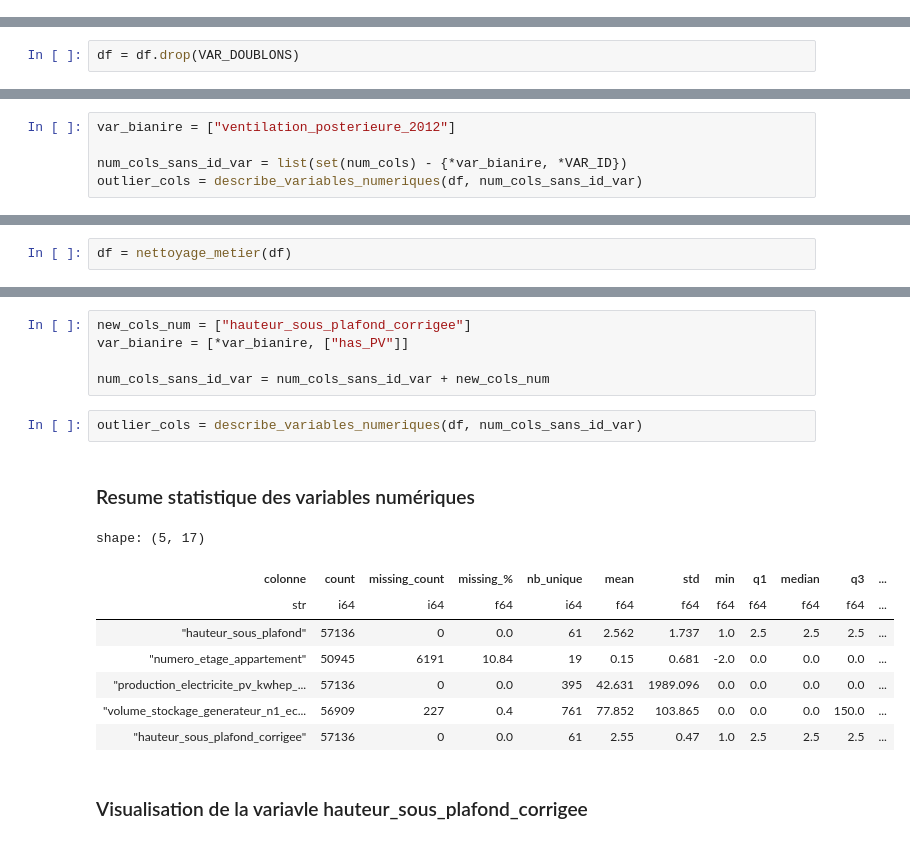
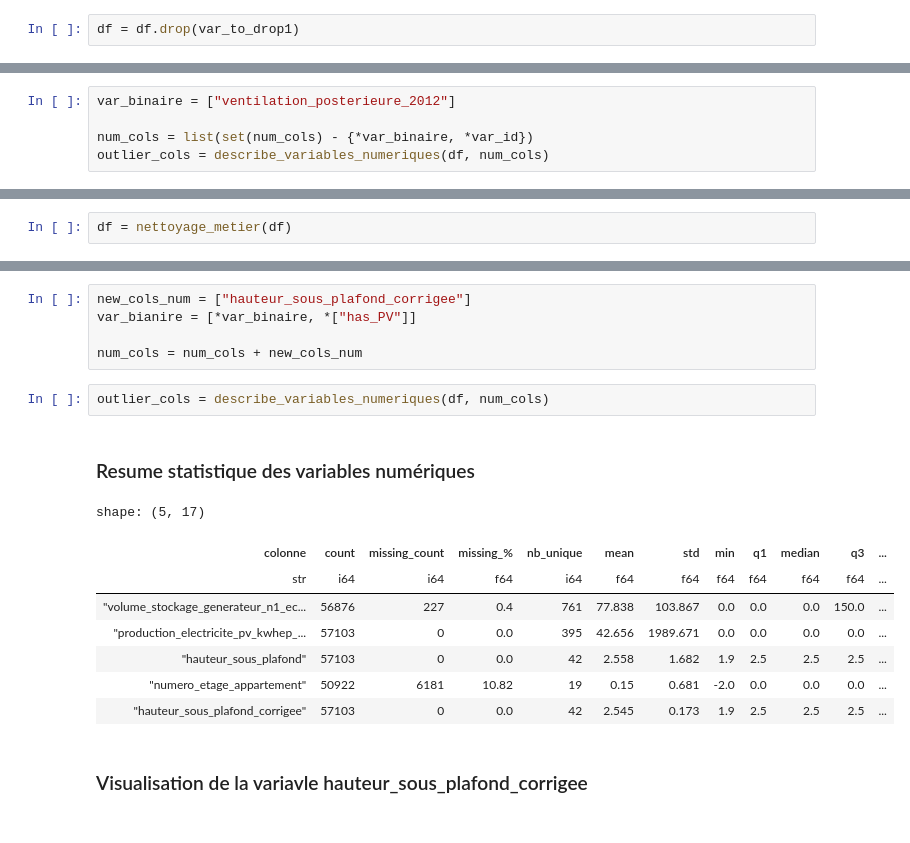
Before and after one commit to Bad-Ben-04/predict-energy-class-dpe, a Jupyter notebook: main.py.ipynb, the cells around one changed output, grey strips where cells are left out. Cells and saved outputs as stored; diff of their text form.

```diff
--- a/main.py.ipynb
+++ b/main.py.ipynb
@@ -147 +154,3 @@ df.shape
+# %%
+df = df.drop(var_to_drop1)
 # %%
@@ -270,15 +278,13 @@ plot_pareto_modalites(df, col="type_energie_principale_chauffage", top_n=7)
 # %% [output]
 [figure]
 WindowsPath('src/plots/cat/pareto_type_energie_principale_chauffage.png')
-# %%
-df = df.drop(VAR_DOUBLONS)
 # %% [markdown]
 ## Variables numériques
 # %%
-var_bianire = ["ventilation_posterieure_2012"]
+var_binaire = ["ventilation_posterieure_2012"]
 
-num_cols_sans_id_var = list(set(num_cols) - {*var_bianire, *VAR_ID})
-outlier_cols = describe_variables_numeriques(df, num_cols_sans_id_var)
+num_cols = list(set(num_cols) - {*var_binaire, *var_id})
+outlier_cols = describe_variables_numeriques(df, num_cols)
 # %% [output]
 ### Resume statistique des variables numériques
 shape: (4, 17)
@@ -335,20 +348,20 @@ df.shape
 # %%
 new_cols_num = ["hauteur_sous_plafond_corrigee"]
-var_bianire = [*var_bianire, ["has_PV"]]
+var_bianire = [*var_binaire, *["has_PV"]]
 
-num_cols_sans_id_var = num_cols_sans_id_var + new_cols_num
+num_cols = num_cols + new_cols_num
 # %%
-outlier_cols = describe_variables_numeriques(df, num_cols_sans_id_var)
+outlier_cols = describe_variables_numeriques(df, num_cols)
 # %% [output]
 ### Resume statistique des variables numériques
 shape: (5, 17)
 | colonne | count | missing_count | missing_% | nb_unique | mean | std | min | q1 | median | q3 | ... |
 | str | i64 | i64 | f64 | i64 | f64 | f64 | f64 | f64 | f64 | f64 | ... |
-| "hauteur_sous_plafond" | 57136 | 0 | 0.0 | 61 | 2.562 | 1.737 | 1.0 | 2.5 | 2.5 | 2.5 | ... |
-| "numero_etage_appartement" | 50945 | 6191 | 10.84 | 19 | 0.15 | 0.681 | -2.0 | 0.0 | 0.0 | 0.0 | ... |
-| "production_electricite_pv_kwhep_... | 57136 | 0 | 0.0 | 395 | 42.631 | 1989.096 | 0.0 | 0.0 | 0.0 | 0.0 | ... |
-| "volume_stockage_generateur_n1_ec... | 56909 | 227 | 0.4 | 761 | 77.852 | 103.865 | 0.0 | 0.0 | 0.0 | 150.0 | ... |
-| "hauteur_sous_plafond_corrigee" | 57136 | 0 | 0.0 | 61 | 2.55 | 0.47 | 1.0 | 2.5 | 2.5 | 2.5 | ... |
+| "volume_stockage_generateur_n1_ec... | 56876 | 227 | 0.4 | 761 | 77.838 | 103.867 | 0.0 | 0.0 | 0.0 | 150.0 | ... |
+| "production_electricite_pv_kwhep_... | 57103 | 0 | 0.0 | 395 | 42.656 | 1989.671 | 0.0 | 0.0 | 0.0 | 0.0 | ... |
+| "hauteur_sous_plafond" | 57103 | 0 | 0.0 | 42 | 2.558 | 1.682 | 1.9 | 2.5 | 2.5 | 2.5 | ... |
+| "numero_etage_appartement" | 50922 | 6181 | 10.82 | 19 | 0.15 | 0.681 | -2.0 | 0.0 | 0.0 | 0.0 | ... |
+| "hauteur_sous_plafond_corrigee" | 57103 | 0 | 0.0 | 42 | 2.545 | 0.173 | 1.9 | 2.5 | 2.5 | 2.5 | ... |
 # %% [markdown]
 ### Visualisation de la variavle hauteur_sous_plafond_corrigee
 # %%
```
Also changed, not shown: parts of 69 cells of this notebook, 14 other files.
